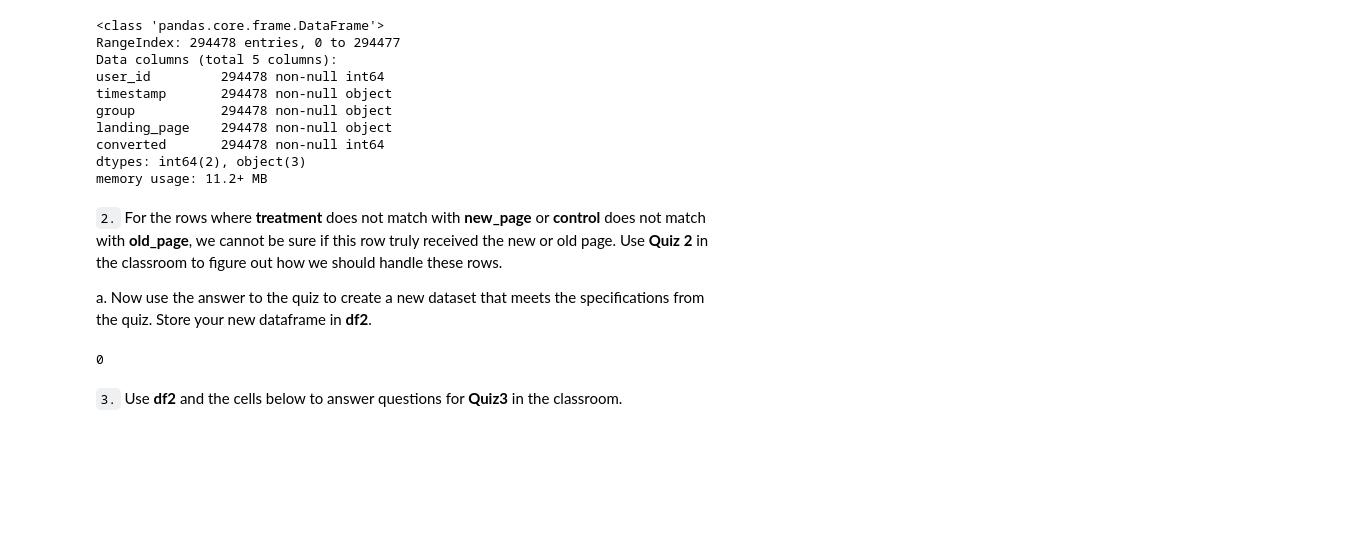
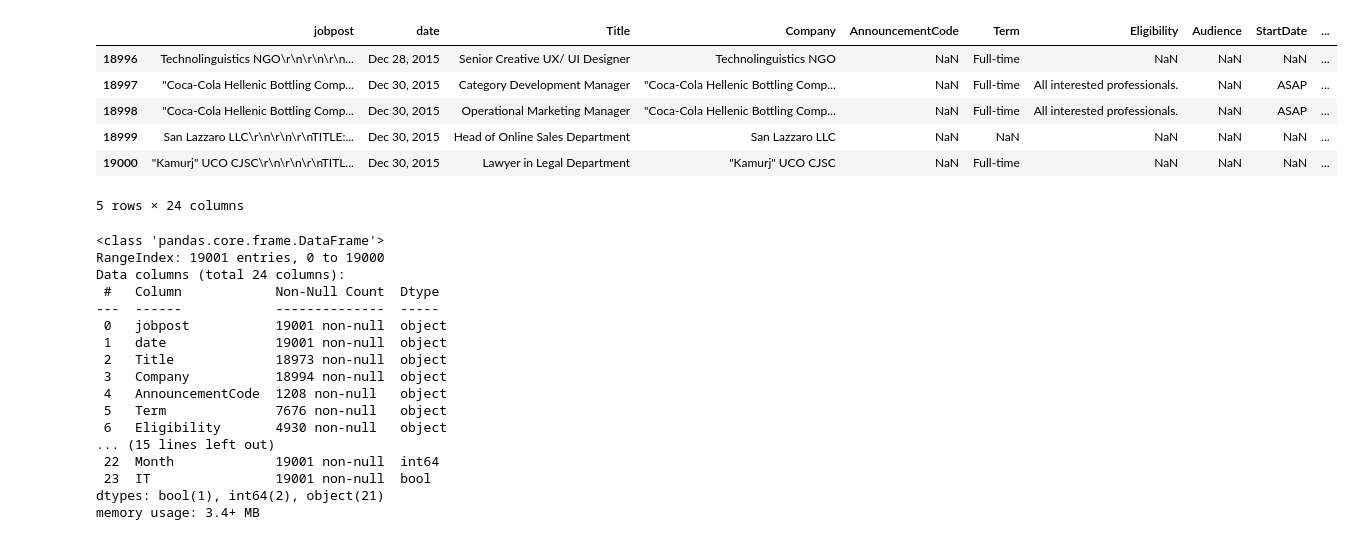
Before and after one commit to Barnabas-B/Data-Analysis-, a Jupyter notebook: Analyze_ab_test_results_notebook.ipynb, the cells around one changed output. Drawn from its saved outputs; the diff is of its cells as text; code cells hidden in the pictures; blank space fills up the shorter version.

```diff
--- a/Analyze_ab_test_results_notebook.ipynb
+++ b/Analyze_ab_test_results_notebook.ipynb
@@ -75,0 +11,4 @@ f. Do any of the rows have missing values?
+# %%
+# Read CSV (comma-separated) file into DataFrame
+df = pd.read_csv('online-job-postings.csv')
+df.head()
@@ -76,17 +36,30 @@ f. Do any of the rows have missing values?
+# %%
+df.tail()
+# %% [output]
+|  | jobpost | date | Title | Company | AnnouncementCode | Term | Eligibility | Audience | StartDate | ... |
+| 18996 | Technolinguistics NGO\r\n\r\n\r\n... | Dec 28, 2015 | Senior Creative UX/ UI Designer | Technolinguistics NGO | NaN | Full-time | NaN | NaN | NaN | ... |
+| 18997 | "Coca-Cola Hellenic Bottling Comp... | Dec 30, 2015 | Category Development Manager | "Coca-Cola Hellenic Bottling Comp... | NaN | Full-time | All interested professionals. | NaN | ASAP | ... |
+| 18998 | "Coca-Cola Hellenic Bottling Comp... | Dec 30, 2015 | Operational Marketing Manager | "Coca-Cola Hellenic Bottling Comp... | NaN | Full-time | All interested professionals. | NaN | ASAP | ... |
+| 18999 | San Lazzaro LLC\r\n\r\n\r\nTITLE:... | Dec 30, 2015 | Head of Online Sales Department | San Lazzaro LLC | NaN | NaN | NaN | NaN | NaN | ... |
+| 19000 | "Kamurj" UCO CJSC\r\n\r\n\r\nTITL... | Dec 30, 2015 | Lawyer in Legal Department | "Kamurj" UCO CJSC | NaN | Full-time | NaN | NaN | NaN | ... |
+5 rows × 24 columns
 # %%
 df.info()
 # %% [output]
 <class 'pandas.core.frame.DataFrame'>
-RangeIndex: 294478 entries, 0 to 294477
-Data columns (total 5 columns):
-user_id         294478 non-null int64
-timestamp       294478 non-null object
-group           294478 non-null object
-landing_page    294478 non-null object
-converted       294478 non-null int64
-dtypes: int64(2), object(3)
-memory usage: 11.2+ MB
+RangeIndex: 19001 entries, 0 to 19000
+Data columns (total 24 columns):
+ #   Column            Non-Null Count  Dtype
+---  ------            --------------  -----
+ 0   jobpost           19001 non-null  object
+ 1   date              19001 non-null  object
+ 2   Title             18973 non-null  object
+ 3   Company           18994 non-null  object
+ 4   AnnouncementCode  1208 non-null   object
+ 5   Term              7676 non-null   object
+ 6   Eligibility       4930 non-null   object
+... (15 lines left out)
+ 22  Month             19001 non-null  int64
+ 23  IT                19001 non-null  bool
+dtypes: bool(1), int64(2), object(21)
+memory usage: 3.4+ MB
-# %% [markdown]
-`2.` For the rows where **treatment** does not match with **new_page** or **control** does not match with **old_page**, we cannot be sure if this row truly received the new or old page.  Use **Quiz 2** in the classroom to figure out how we should handle these rows.
-
-a. Now use the answer to the quiz to create a new dataset that meets the specifications from the quiz.  Store your new dataframe in **df2**.
@@ -95,7 +65,0 @@ df2 = df.query('(landing_page == "new_page" and group == "treatment") or landing
-# %%
-# Double Check all of the correct rows were removed - this should be 0
-df2[((df2['group'] == 'treatment') == (df2['landing_page'] == 'new_page')) == False].shape[0]
-# %% [output]
-0
-# %% [markdown]
-`3.` Use **df2** and the cells below to answer questions for **Quiz3** in the classroom.
```
Also changed, not shown: parts of 118 cells of this notebook.
